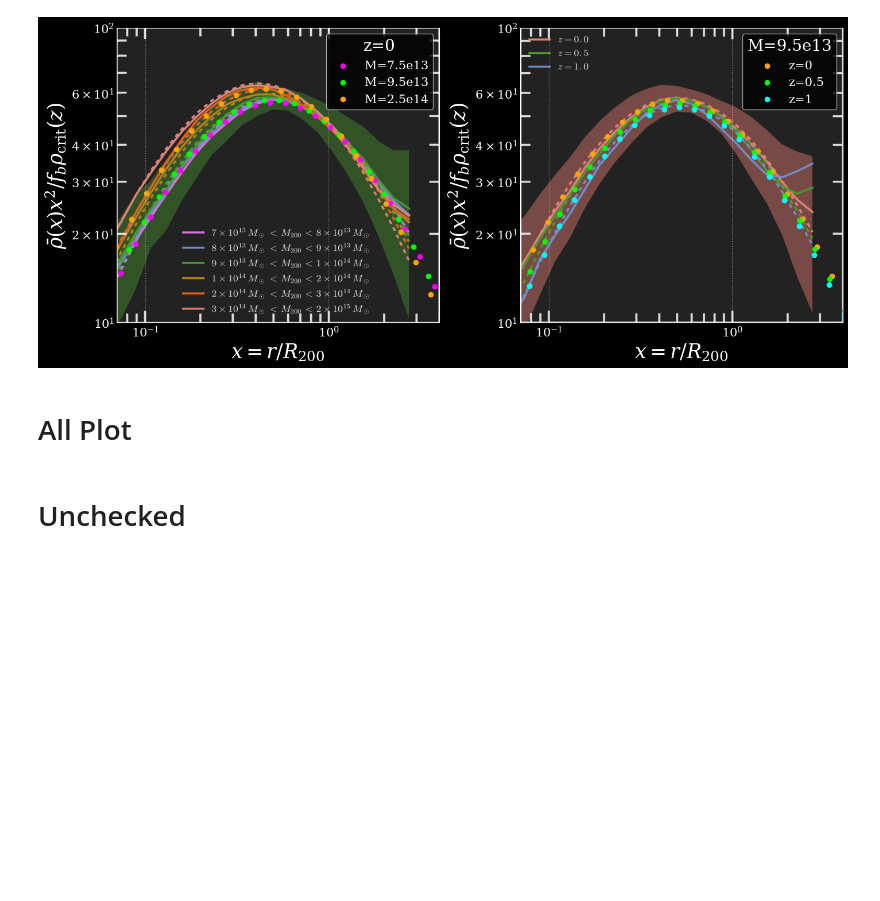
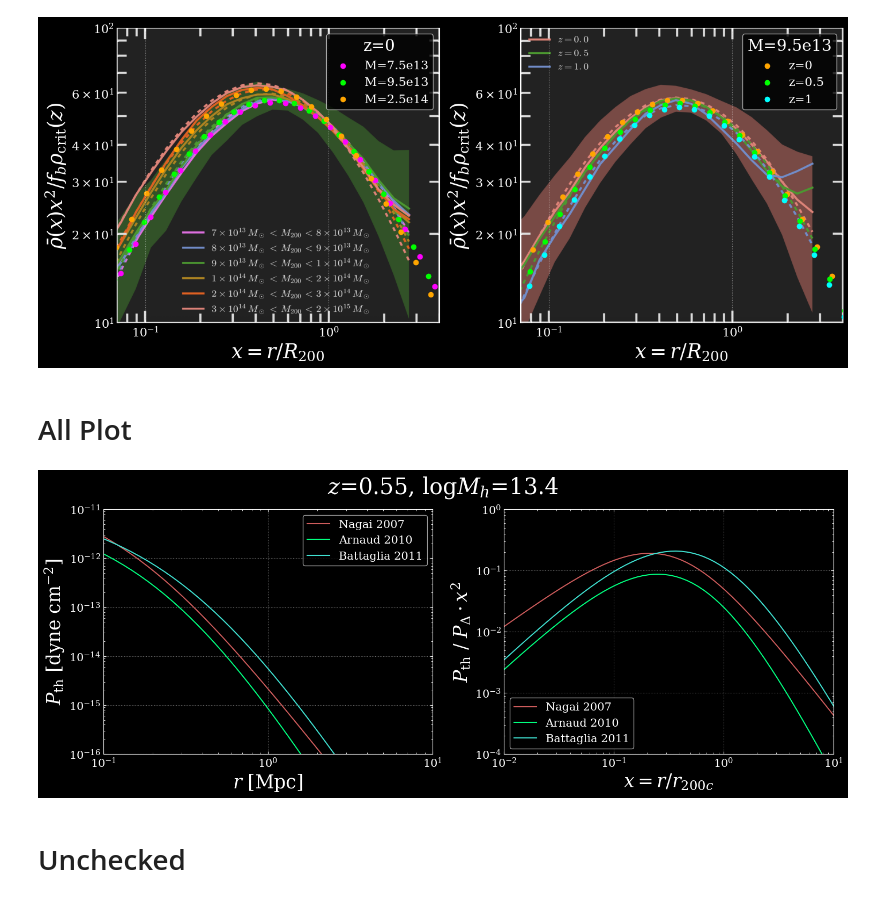
Before and after one commit to chadpopik/CAPPIBARAS, a Jupyter notebook: Models/ProfilesCheck.ipynb, the cells around one changed output. Cells and saved outputs as stored; diff of their text form; code cells hidden in the pictures; blank space fills up the shorter version.

```diff
--- a/Models/ProfilesCheck.ipynb
+++ b/Models/ProfilesCheck.ipynb
@@ -182,40 +182,41 @@ plt.show()
 [figure]
 # %% [markdown]
 # All Plot
+# %%
+hmod_N07 = HaloModels.pyccl_model(Profiles.Nagai2007().info)
+N07 = Profiles.Nagai2007(Run='Obs', Sample='Rel', r500c=hmod_N07.rdel('500c'), H=hmod_N07.H,rhoc=hmod_N07.rhoc)
+logM500c_N07 = lambda z, M200c: HaloModels.pyccl_model(Profiles.Nagai2007().info, MassDef='200c').logM_conv(z, logM200c, '500c', c0=N07.p0['c500'])
+
+hmod_A10 = HaloModels.pyccl_model(Profiles.Arnaud2010().info)
+A10 = Profiles.Arnaud2010(rhoc=hmod_A10.rhoc, r500c=hmod_A10.rdel('500c'), H=hmod_A10.H)
+logM500c_A10 = lambda z, M200c: HaloModels.pyccl_model(Profiles.Arnaud2010().info, MassDef='200c').logM_conv(z, logM200c, '500c', c0=N07.p0['c500'])
+
+hmod_B11 = HaloModels.pyccl_model(Profiles.Battaglia2011().info)
+B11 = Profiles.Battaglia2011(rhoc=hmod_B11.rhoc, r200c=hmod_B11.rdel('200c'))
 # %%
-importlib.reload(Profiles)
 fig, axs = plt.subplots(1, 2, figsize=(15, 6), layout='constrained')
 fig.suptitle(f'$z$={z}, log$M_h$={logM200c}', fontsize=30)
 axs[0].set(ylabel=r'$P_\text{th} \ [\text{dyne} \ \text{cm}^{-2}]$', xlabel=r'$r \ [\text{Mpc}]$', xlim=(1e-1, 1e1), ylim=(1e-16, 1e-11))
 axs[1].set(ylabel=r'$P_\text{th} \ / \ P_\Delta \cdot x^2$', xlabel=r'$x=r/r_{200c}$', xlim=(1e-2, 1e1), ylim=(1e-4, 1e0))
 
+r, z, logM200c = np.geomspace(1e-3, 1e2, 100), 0.55, 13.4
+hmod = HaloModels.pyccl_model()
+x = r*u.Mpc/hmod.rdel('200c')(z, logM200c)
+pfunc = lambda mod, logM: (mod.Pressure(r, z, logM)()/B11.P200c(z, logM200c))[:, 0, 0]*x**2
 
-# rs, z, logM200c = np.geomspace(1e-3, 1e2, 100), 0.55, 13.4
-# def plot(model, name, color):
-#     axs[0].loglog(rs, model.pres(rs, z, logM500c, units='cgs')()[:, 0, 0], c=color, label=name)
-#     axs[1].loglog(xs, model.P_del(rs, z, logM500c)()[:, 0, 0]*xs**2, c=color, label=name)
+axs[0].loglog(r, N07.Pressure(r, z, logM500c_N07(z, logM200c), units='cgs')()[:, 0, 0], c='indianred', label='Nagai 2007')
+axs[1].loglog(x, pfunc(N07, logM500c_N07(z, logM200c)), c='indianred', label='Nagai 2007')
 
+axs[0].loglog(r, A10.Pressure(r, z, logM500c_A10(z, logM200c), units='cgs')()[:, 0, 0], c='springgreen', label='Arnaud 2010')
+axs[1].loglog(x, pfunc(A10, logM500c_A10(z, logM200c)), c='springgreen', label='Arnaud 2010')
 
-hmod = HaloModels.pyccl_model(Profiles.Nagai2007().info)
-xs = rs*u.Mpc/hmod.rdel('200c')(z, logM200c)
-N07 = Profiles.Nagai2007(Run='Obs', Sample='Rel', r500c=hmod.rdel('500c'), H=hmod.H,rhoc=hmod.rhoc)
-logM500c = HaloModels.pyccl_model(Profiles.Nagai2007().info, MassDef='200c').logM_conv(z, logM200c, '500c', c0=N07.p0['c500'])
-axs[0].loglog(rs, N07.pres(rs, z, logM500c, units='cgs')()[:, 0, 0], c='indianred', label='Nagai 2007')
-axs[1].loglog(xs, N07.P_del(rs, z, logM500c)()[:, 0, 0]*xs**2, c='indianred', label='Nagai 2007')
-
-hmod = HaloModels.pyccl_model(Profiles.Arnaud2010().info)
-A10 = Profiles.Arnaud2010(rhoc=hmod.rhoc, r500c=hmod.rdel('500c'), H=hmod.H)
-logM500c = HaloModels.pyccl_model(Profiles.Arnaud2010().info, MassDef='200c').logM_conv(z, logM200c, '500c', c0=N07.p0['c500'])
-axs[0].loglog(rs, A10.pres(rs, z, logM500c, units='cgs')()[:, 0, 0], c='springgreen', label='Arnaud 2010')
-axs[1].loglog(xs, A10.P_del(rs, z, logM500c)()[:, 0, 0]*xs**2, c='springgreen', label='Arnaud 2010')
-
-hmod = HaloModels.pyccl_model(Profiles.Battaglia2011().info)
-B11 = Profiles.Battaglia2011(rhoc=hmod.rhoc, r200c=hmod.rdel('200c'))
-axs[0].loglog(rs, B11.pres(rs, z, logM200c, units='cgs')()[:, 0, 0], c='turquoise', label='Battaglia 2011')
-axs[1].loglog(xs, B11.P_del(rs, z, logM200c)()[:, 0, 0]*xs**2, c='turquoise', label='Battaglia 2011')
+axs[0].loglog(r, B11.Pressure(r, z, logM200c, units='cgs')()[:, 0, 0], c='turquoise', label='Battaglia 2011')
+axs[1].loglog(x, pfunc(B11, logM200c), c='turquoise', label='Battaglia 2011')
 
 axs[0].legend(); axs[1].legend()
 plt.show()
+# %% [output]
+[figure, added]
 # %% [markdown]
 # Unchecked
 # %% [markdown]
```
Also changed, not shown: parts of 9 cells of this notebook, 2 other files.
